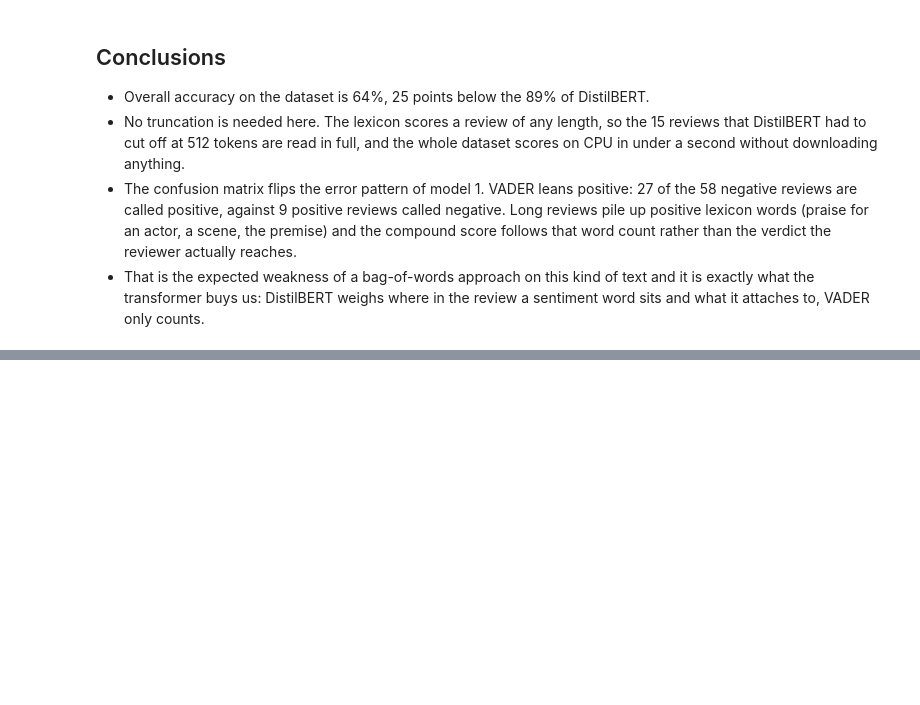
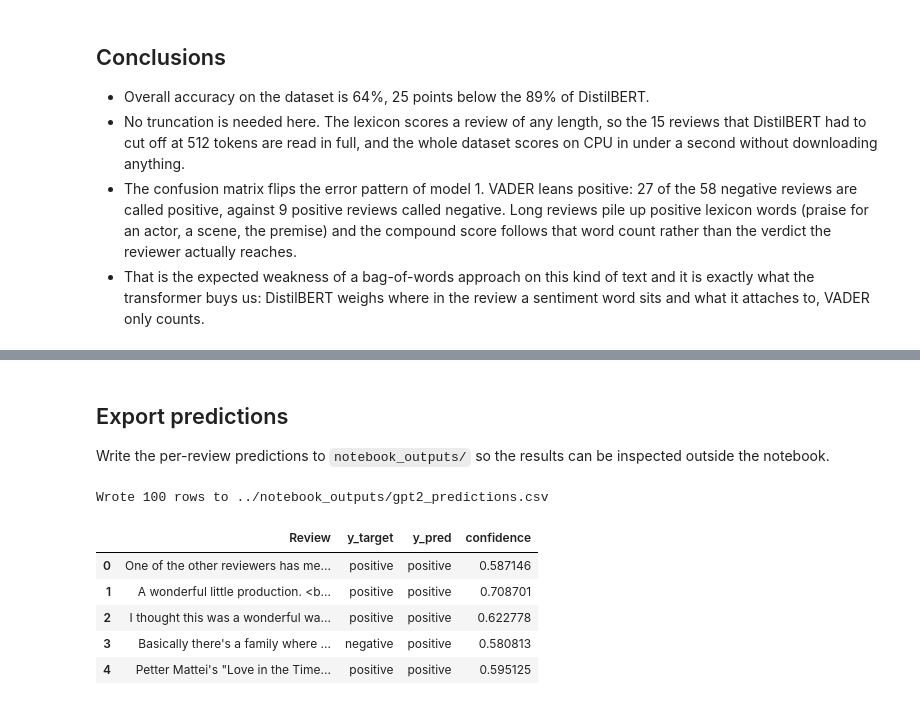
Before and after one commit to idekker1/SentimentAnalysis, a Jupyter notebook: notebooks/Analysis.ipynb, the cells around one changed output, grey strips where cells are left out. Saved outputs shown, nothing was run; the diff lists cells and outputs as text; code cells hidden in the pictures; blank space fills up the shorter version.

```diff
--- a/notebooks/Analysis.ipynb
+++ b/notebooks/Analysis.ipynb
@@ -265,0 +373,32 @@ Wrote 100 rows to ../notebook_outputs/vader_predictions.csv
+# %% [markdown]
+## Export predictions
+
+Write the per-review predictions to `notebook_outputs/` so the results can be
+inspected outside the notebook.
+# %%
+OUTPUT_PATH_GPT2 = Path("..") / "notebook_outputs" / "gpt2_predictions.csv"
+
+# The two label probabilities are already normalised against each other, so the
+# larger one is directly comparable to DistilBERT's confidence: 0.5 means the model
+# could not separate the two words, 1.0 means it was certain.
+predictions_gpt2 = pd.DataFrame(
+    {
+        "Review": X,
+        "y_target": y_target,
+        "y_pred": y_pred_gpt2_labels,
+        "confidence": [max(p.values()) for p in y_pred_gpt2],
+    }
+)
+
+predictions_gpt2.to_csv(OUTPUT_PATH_GPT2, index=False)
+
+print(f"Wrote {len(predictions_gpt2)} rows to {OUTPUT_PATH_GPT2}")
+predictions_gpt2.head()
+# %% [output]
+Wrote 100 rows to ../notebook_outputs/gpt2_predictions.csv
+|  | Review | y_target | y_pred | confidence |
+| 0 | One of the other reviewers has me... | positive | positive | 0.587146 |
+| 1 | A wonderful little production. <b... | positive | positive | 0.708701 |
+| 2 | I thought this was a wonderful wa... | positive | positive | 0.622778 |
+| 3 | Basically there's a family where ... | negative | positive | 0.580813 |
+| 4 | Petter Mattei's "Love in the Time... | positive | positive | 0.595125 |
```
Also changed, not shown: parts of 14 cells of this notebook, 2 other files.
